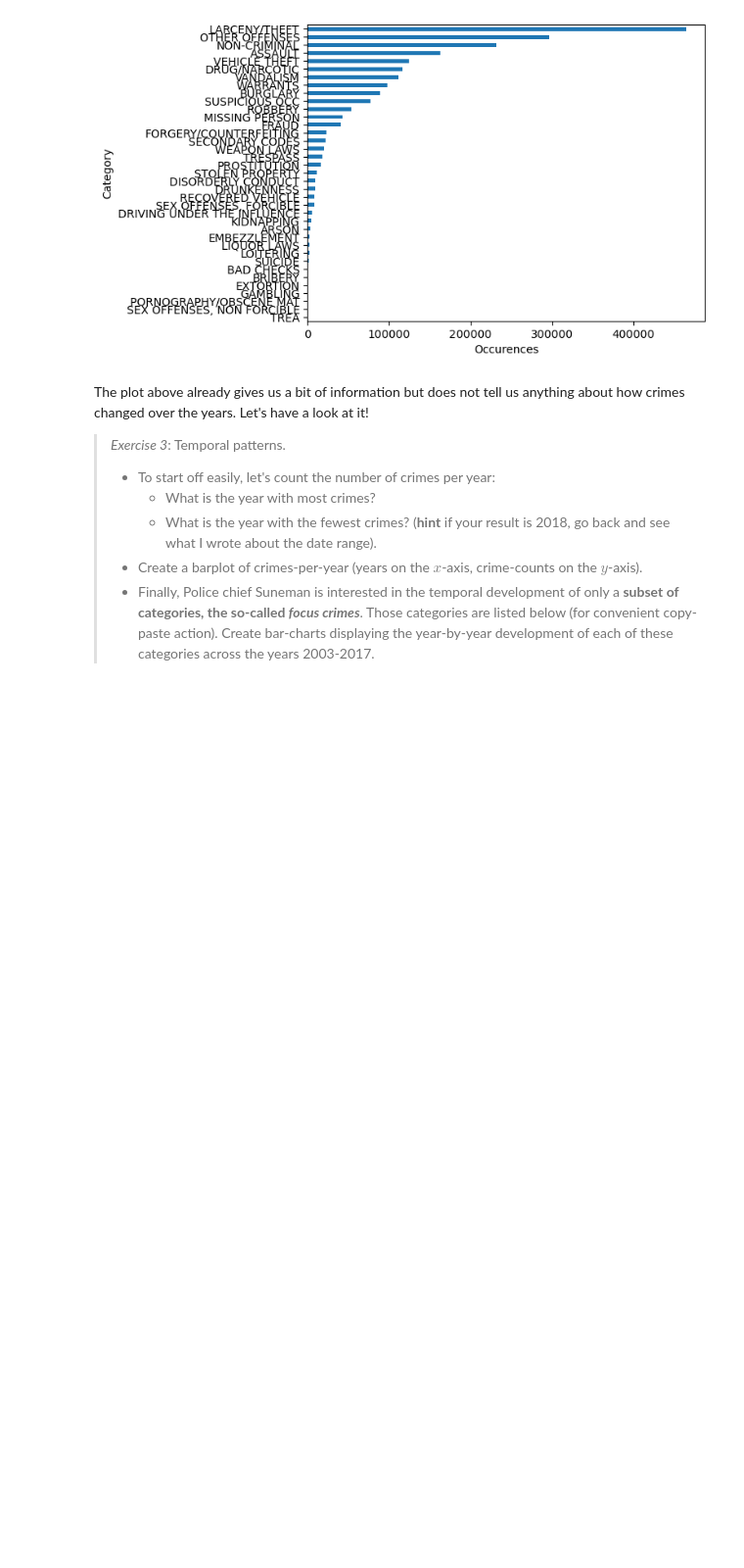
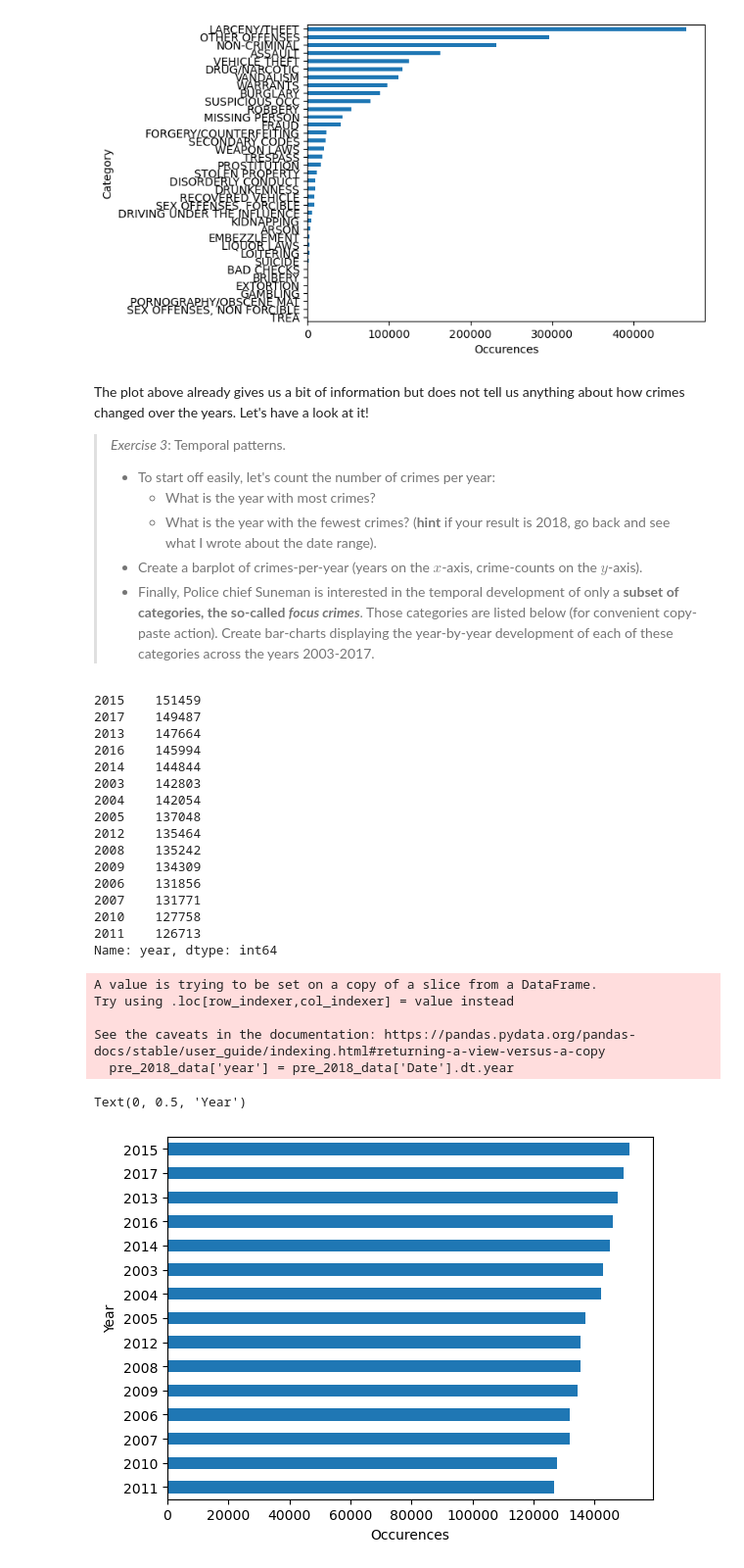
Before and after one commit to GustavHansen99/socialdata2023, a Jupyter notebook: lectures/Week1.ipynb, the cells around one changed output. Shown: that part at 98% size. Drawn from its saved outputs; the diff is of its cells as text; code cells hidden in the pictures; blank space fills up the shorter version.

```diff
--- a/lectures/Week1.ipynb
+++ b/lectures/Week1.ipynb
@@ -139,0 +136,36 @@ focuscrimes = set(['WEAPON LAWS', 'PROSTITUTION', 'DRIVING UNDER THE INFLUENCE',
+# %%
+# make year column to group by
+pre_2018_data['year'] = pre_2018_data['Date'].dt.year
+
+# from this line we obtain the number of crimes per year.
+print(pre_2018_data.year.value_counts())
+# Hence we see that 2015 was the year with most crimes, and 2011 had fewest.
+
+# crimes per year:
+ax = pre_2018_data.year.value_counts().sort_values().plot(kind='barh')
+ax.set_xlabel("Occurences")
+ax.set_ylabel("Year")
+# %% [output]
+2015    151459
+2017    149487
+2013    147664
+2016    145994
+2014    144844
+2003    142803
+2004    142054
+2005    137048
+2012    135464
+2008    135242
+2009    134309
+2006    131856
+2007    131771
+2010    127758
+2011    126713
+Name: year, dtype: int64
+A value is trying to be set on a copy of a slice from a DataFrame.
+Try using .loc[row_indexer,col_indexer] = value instead
+
+See the caveats in the documentation: https://pandas.pydata.org/pandas-docs/stable/user_guide/indexing.html#returning-a-view-versus-a-copy
+  pre_2018_data['year'] = pre_2018_data['Date'].dt.year
+Text(0, 0.5, 'Year')
+[figure, added]
```
Also changed, not shown: parts of 4 cells of this notebook.
